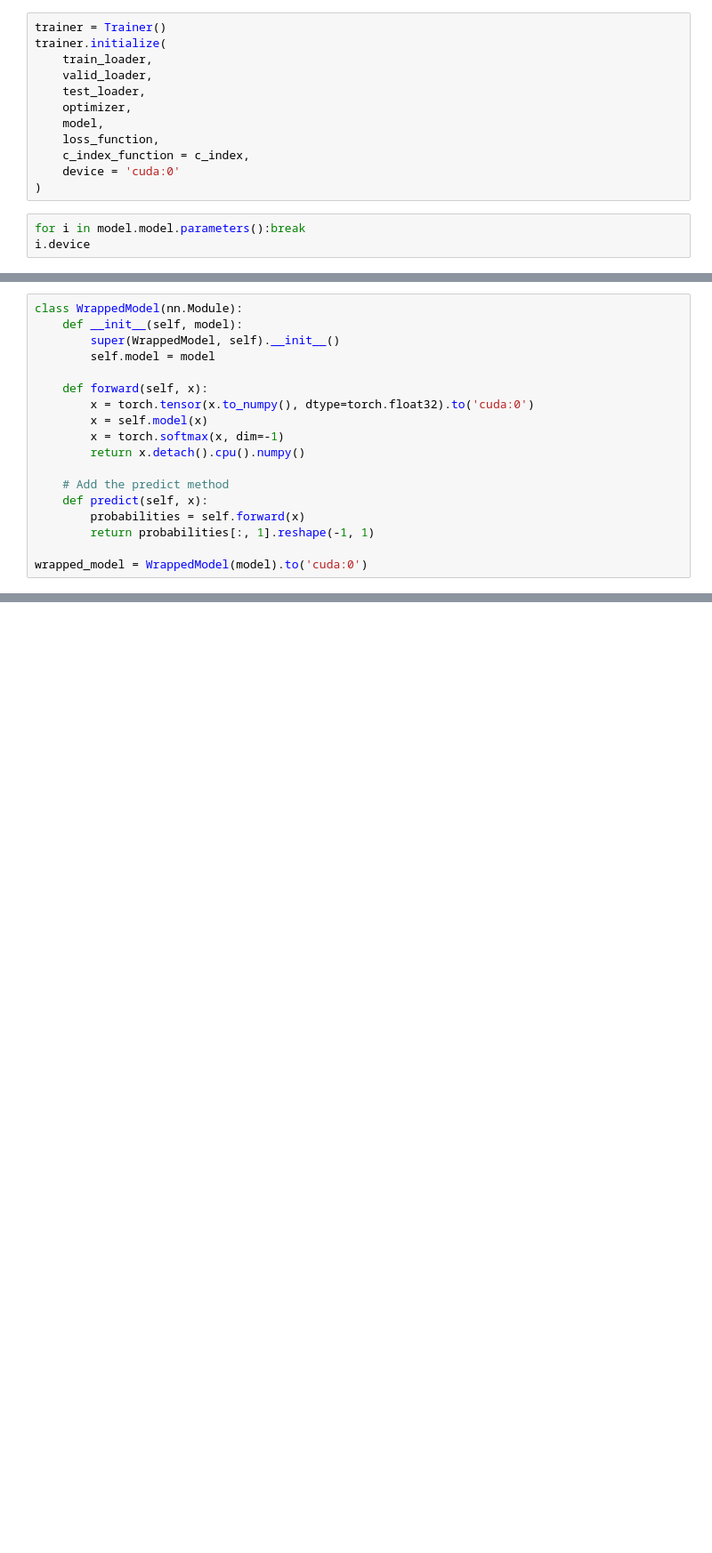
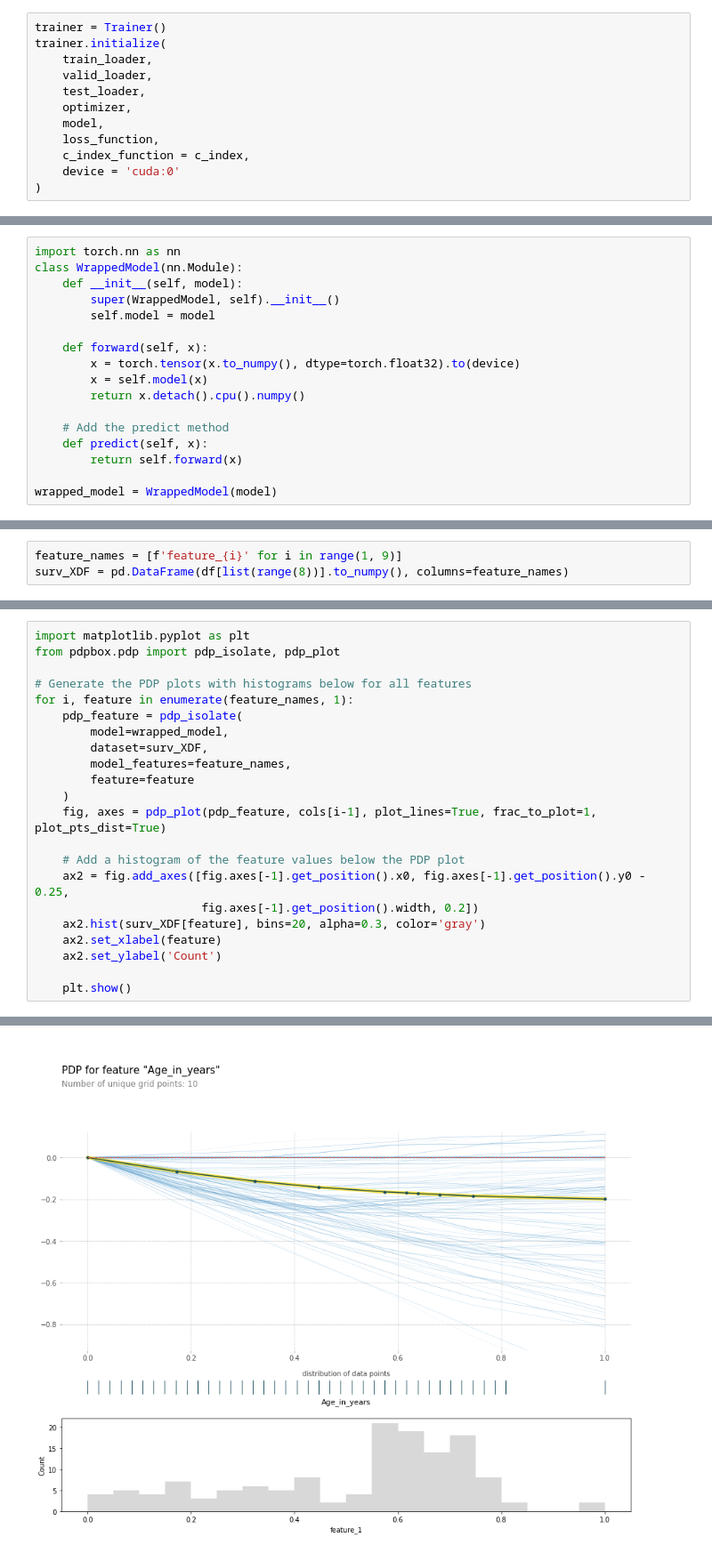
Before and after one commit to hyeok-jong/SNU_surv, a Jupyter notebook: deepsurv.ipynb, the cells around one changed output, grey strips where cells are left out. Shown at 89% size. Cells and saved outputs as stored; diff of their text form; blank space fills up the shorter version.

```diff
--- a/deepsurv.ipynb
+++ b/deepsurv.ipynb
@@ -217,6 +199,3 @@ trainer.initialize(
     c_index_function = c_index,
     device = 'cuda:0'
 )
-# %%
-for i in model.model.parameters():break
-i.device
@@ -270,18 +231,17 @@ Test : 1.755 / 0.689
 # %%
+import torch.nn as nn
 class WrappedModel(nn.Module):
     def __init__(self, model):
         super(WrappedModel, self).__init__()
         self.model = model
 
     def forward(self, x):
-        x = torch.tensor(x.to_numpy(), dtype=torch.float32).to('cuda:0')
+        x = torch.tensor(x.to_numpy(), dtype=torch.float32).to(device)
         x = self.model(x)
-        x = torch.softmax(x, dim=-1)
         return x.detach().cpu().numpy()
 
     # Add the predict method
     def predict(self, x):
-        probabilities = self.forward(x)
-        return probabilities[:, 1].reshape(-1, 1)
+        return self.forward(x)
 
-wrapped_model = WrappedModel(model).to('cuda:0')
+wrapped_model = WrappedModel(model)
@@ -450,0 +248,3 @@ for i, feature in enumerate(feature_names, 1):
+# %%
+feature_names = [f'feature_{i}' for i in range(1, 9)]
+surv_XDF = pd.DataFrame(df[list(range(8))].to_numpy(), columns=feature_names)
@@ -450,0 +267,23 @@ for i, feature in enumerate(feature_names, 1):
+# %%
+import matplotlib.pyplot as plt
+from pdpbox.pdp import pdp_isolate, pdp_plot
+
+# Generate the PDP plots with histograms below for all features
+for i, feature in enumerate(feature_names, 1):
+    pdp_feature = pdp_isolate(
+        model=wrapped_model,
+        dataset=surv_XDF,
+        model_features=feature_names,
+        feature=feature
+    )
+    fig, axes = pdp_plot(pdp_feature, cols[i-1], plot_lines=True, frac_to_plot=1, plot_pts_dist=True)
+
+    # Add a histogram of the feature values below the PDP plot
+    ax2 = fig.add_axes([fig.axes[-1].get_position().x0, fig.axes[-1].get_position().y0 - 0.25,
+                        fig.axes[-1].get_position().width, 0.2])
+    ax2.hist(surv_XDF[feature], bins=20, alpha=0.3, color='gray')
+    ax2.set_xlabel(feature)
+    ax2.set_ylabel('Count')
+
+    plt.show()
+# %% [output]
@@ -450,0 +294 @@ for i, feature in enumerate(feature_names, 1):
+[figure, added]
```
Also changed, not shown: parts of 20 cells of this notebook.
